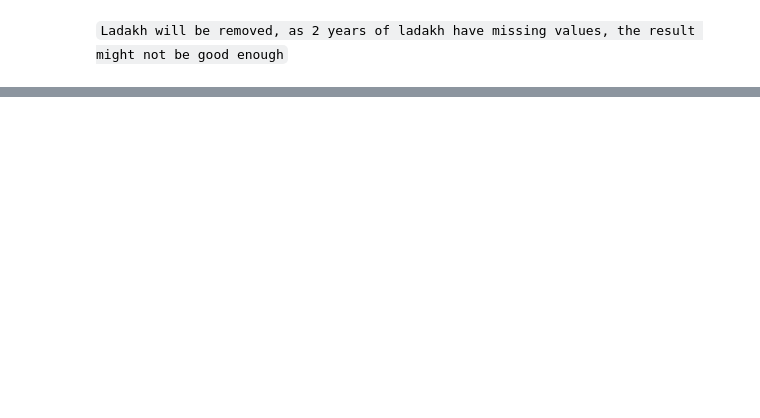
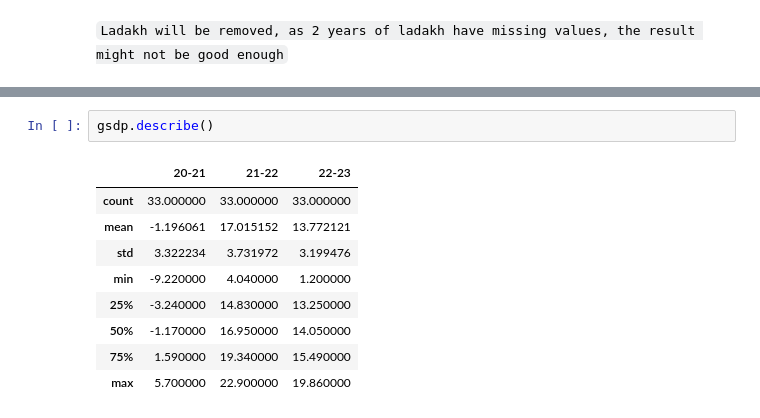
Before and after one commit to IamRaNo/india-logistics-hub-optimizer, a Jupyter notebook: jupyter notebooks/02_growth_gap_analysis.ipynb, the cells around one changed output, grey strips where cells are left out. Drawn from its saved outputs; the diff is of its cells as text; blank space fills up the shorter version.

```diff
--- a/jupyter notebooks/02_growth_gap_analysis.ipynb
+++ b/jupyter notebooks/02_growth_gap_analysis.ipynb
@@ -148 +122,13 @@ gsdp.describe(include='number').round(2)
+# %%
+gsdp.describe()
+# %% [output]
+|  | 20-21 | 21-22 | 22-23 |
+| count | 33.000000 | 33.000000 | 33.000000 |
+| mean | -1.196061 | 17.015152 | 13.772121 |
+| std | 3.322234 | 3.731972 | 3.199476 |
+| min | -9.220000 | 4.040000 | 1.200000 |
+| 25% | -3.240000 | 14.830000 | 13.250000 |
+| 50% | -1.170000 | 16.950000 | 14.050000 |
+| 75% | 1.590000 | 19.340000 | 15.490000 |
+| max | 5.700000 | 22.900000 | 19.860000 |
 # %% [markdown]
```
Also changed, not shown: parts of 22 cells of this notebook, 1 other file.
